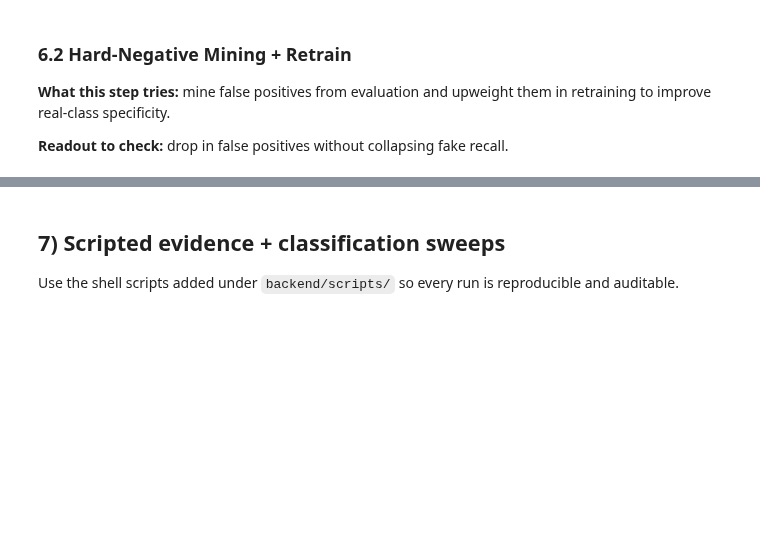
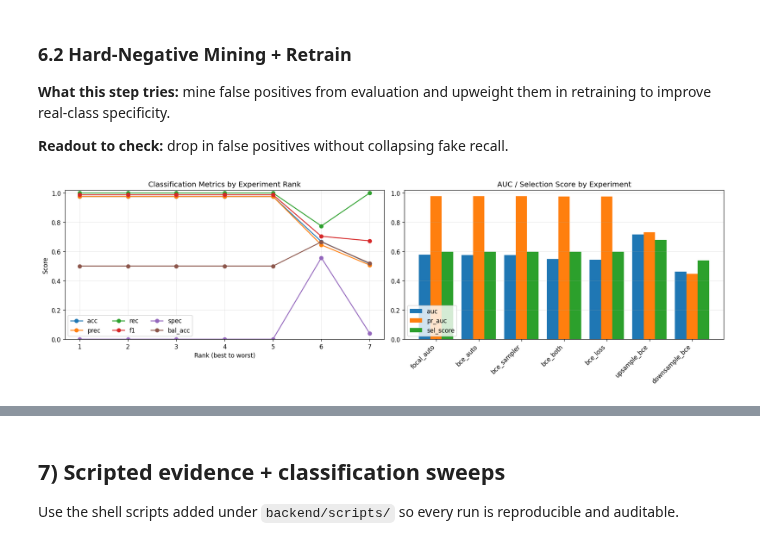
Before and after one commit to UmeshaSamarakoon/FYP, a Jupyter notebook: CausalX-Project/backend/notebooks/CFN_accuracy_colab_notes.ipynb, the cells around one changed output, grey strips where cells are left out. Cells and saved outputs as stored; diff of their text form; code cells hidden in the pictures; blank space fills up the shorter version.

```diff
--- a/CausalX-Project/backend/notebooks/CFN_accuracy_colab_notes.ipynb
+++ b/CausalX-Project/backend/notebooks/CFN_accuracy_colab_notes.ipynb
@@ -768,26 +1043,6 @@ elif RUN_LONG:
 
 **Readout to check:** drop in false positives without collapsing fake recall.
 # %%
-from pathlib import Path
-import sys
-
-# Resolve BACKEND_ROOT if setup cells were skipped.
-if 'BACKEND_ROOT' not in globals() or BACKEND_ROOT is None or not Path(BACKEND_ROOT).exists():
-    _candidates = [
-        Path.cwd(),
-        Path.cwd().parent,
-        Path.cwd().resolve() / 'backend',
-        Path('/content/CausalX-Project/backend'),
-    ]
-    BACKEND_ROOT = next((c for c in _candidates if (c / 'src').exists()), None)
-
-if BACKEND_ROOT is None:
-    raise RuntimeError('Cannot find backend root with src/ directory.')
-
-BACKEND_ROOT = Path(BACKEND_ROOT).resolve()
-if str(BACKEND_ROOT) not in sys.path:
-    sys.path.insert(0, str(BACKEND_ROOT))
-
 # Optional: mine hard negatives (real videos predicted fake), then retrain with --hard-negative-file.
 from src.cvi.api.inference_service import run_full_cvi_pipeline
 from pathlib import Path
@@ -830,3 +1085,70 @@ def mine_hard_negatives(manifest_tsv, out_tsv, max_rows=300):
 # Example usage:
 # hn_file = mine_hard_negatives(BACKEND_ROOT/'eval_manifest_balanced.tsv', BACKEND_ROOT/'data/processed/hard_negatives_mined.tsv', max_rows=500)
 # run_train_experiment('bce_auto_hn', '--loss bce --causal-weight 0.0 --use-weighted-sampler --weight-application auto --hard-negative-file data/processed/hard_negatives_mined.tsv --hard-negative-weight 6.0', epochs=20, patience=6)
+# %%
+# Plot experiment metrics from leaderboard CSV
+import pandas as pd
+import matplotlib.pyplot as plt
+
+lb_path = BACKEND_ROOT / 'models' / 'nb_cls_leaderboard.csv'
+if not lb_path.exists():
+    raise FileNotFoundError(f'Leaderboard not found: {lb_path}. Run the sweep cell first.')
+
+df = pd.read_csv(lb_path)
+if 'error' in df.columns:
+    df_ok = df[df['error'].isna()].copy()
+else:
+    df_ok = df.copy()
+
+if df_ok.empty:
+    raise RuntimeError('No successful experiments to plot. Check sweep errors first.')
+
+# Keep a stable ranking for plotting.
+sort_cols = [c for c in ['strict_pass', 'targets_met', 'target_gap', 'sel_score', 'auc'] if c in df_ok.columns]
+if sort_cols:
+    ascending = [False if c in {'strict_pass', 'targets_met', 'sel_score', 'auc'} else True for c in sort_cols]
+    df_ok = df_ok.sort_values(sort_cols, ascending=ascending)
+
+df_ok = df_ok.reset_index(drop=True)
+df_ok['rank'] = df_ok.index + 1
+
+metric_cols = [c for c in ['acc', 'prec', 'rec', 'f1', 'spec', 'bal_acc', 'auc', 'pr_auc', 'sel_score'] if c in df_ok.columns]
+if not metric_cols:
+    raise RuntimeError('No metric columns found in leaderboard.')
+
+fig, axes = plt.subplots(1, 2, figsize=(16, 5), dpi=120)
+
+# 1) Line plot by rank
+for m in [c for c in ['acc', 'prec', 'rec', 'f1', 'spec', 'bal_acc'] if c in metric_cols]:
+    axes[0].plot(df_ok['rank'], df_ok[m], marker='o', label=m)
+axes[0].set_title('Classification Metrics by Experiment Rank')
+axes[0].set_xlabel('Rank (best to worst)')
+axes[0].set_ylabel('Score')
+axes[0].set_ylim(0, 1.02)
+axes[0].grid(alpha=0.25)
+axes[0].legend(loc='lower left', ncols=3)
+
+# 2) Bar plot for auc/sel_score style metrics
+bar_metrics = [c for c in ['auc', 'pr_auc', 'sel_score'] if c in metric_cols]
+if bar_metrics:
+    x = range(len(df_ok))
+    width = 0.8 / len(bar_metrics)
+    for i, m in enumerate(bar_metrics):
+        axes[1].bar([v + i * width for v in x], df_ok[m], width=width, label=m)
+    axes[1].set_xticks([v + width * (len(bar_metrics)-1) / 2 for v in x])
+    axes[1].set_xticklabels(df_ok['name'], rotation=45, ha='right')
+    axes[1].set_ylim(0, 1.02)
+    axes[1].set_title('AUC / Selection Score by Experiment')
+    axes[1].grid(axis='y', alpha=0.25)
+    axes[1].legend(loc='lower left')
+else:
+    axes[1].axis('off')
+
+plt.tight_layout()
+plt.show()
+
+# Quick text summary table
+show_cols = [c for c in ['name', 'strict_pass', 'targets_met', 'target_gap', 'acc', 'prec', 'rec', 'f1', 'spec', 'bal_acc', 'auc', 'sel_score', 'thr'] if c in df_ok.columns]
+display(df_ok[show_cols])
+# %% [output]
+[figure, added]
```
Also changed, not shown: parts of 89 cells of this notebook, 13 other files.
